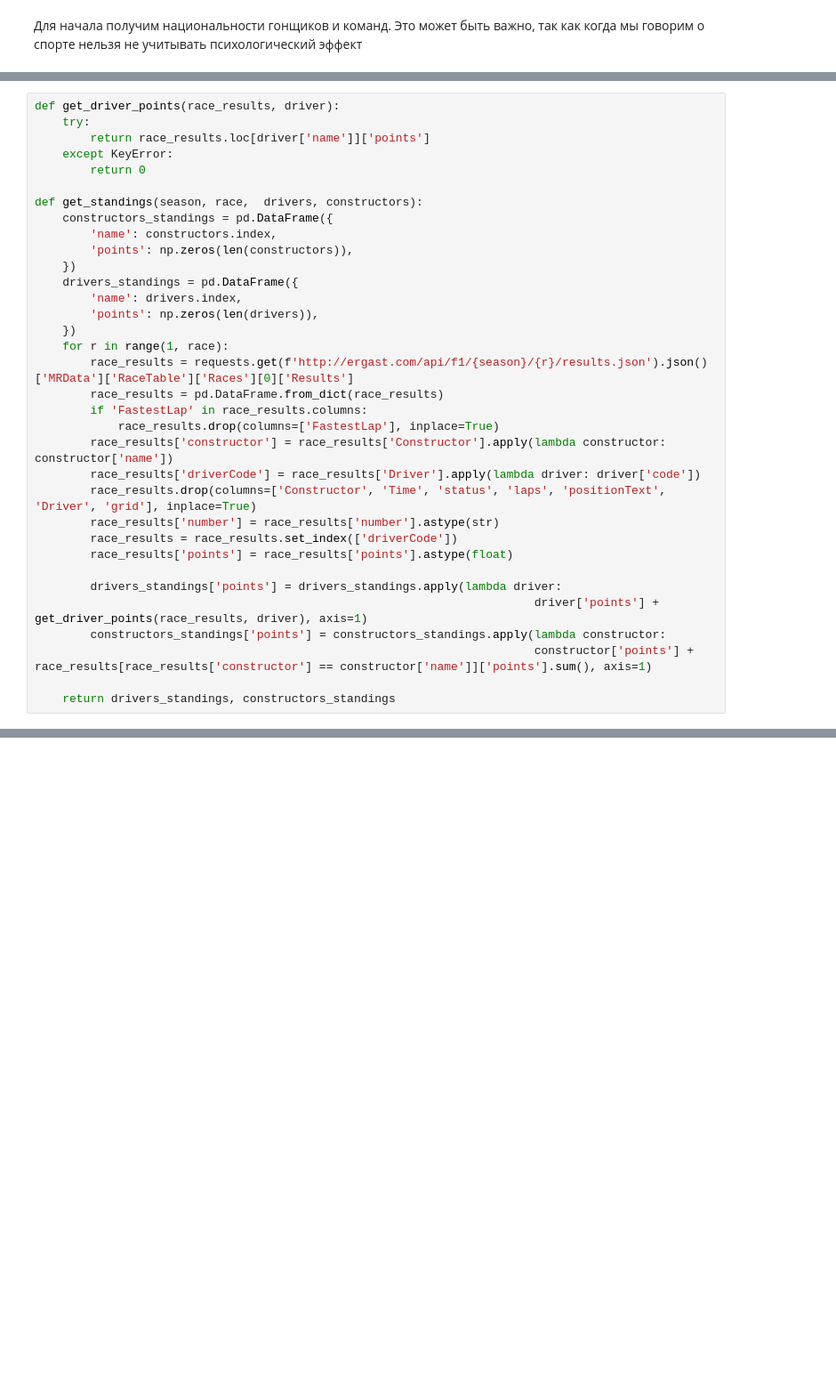
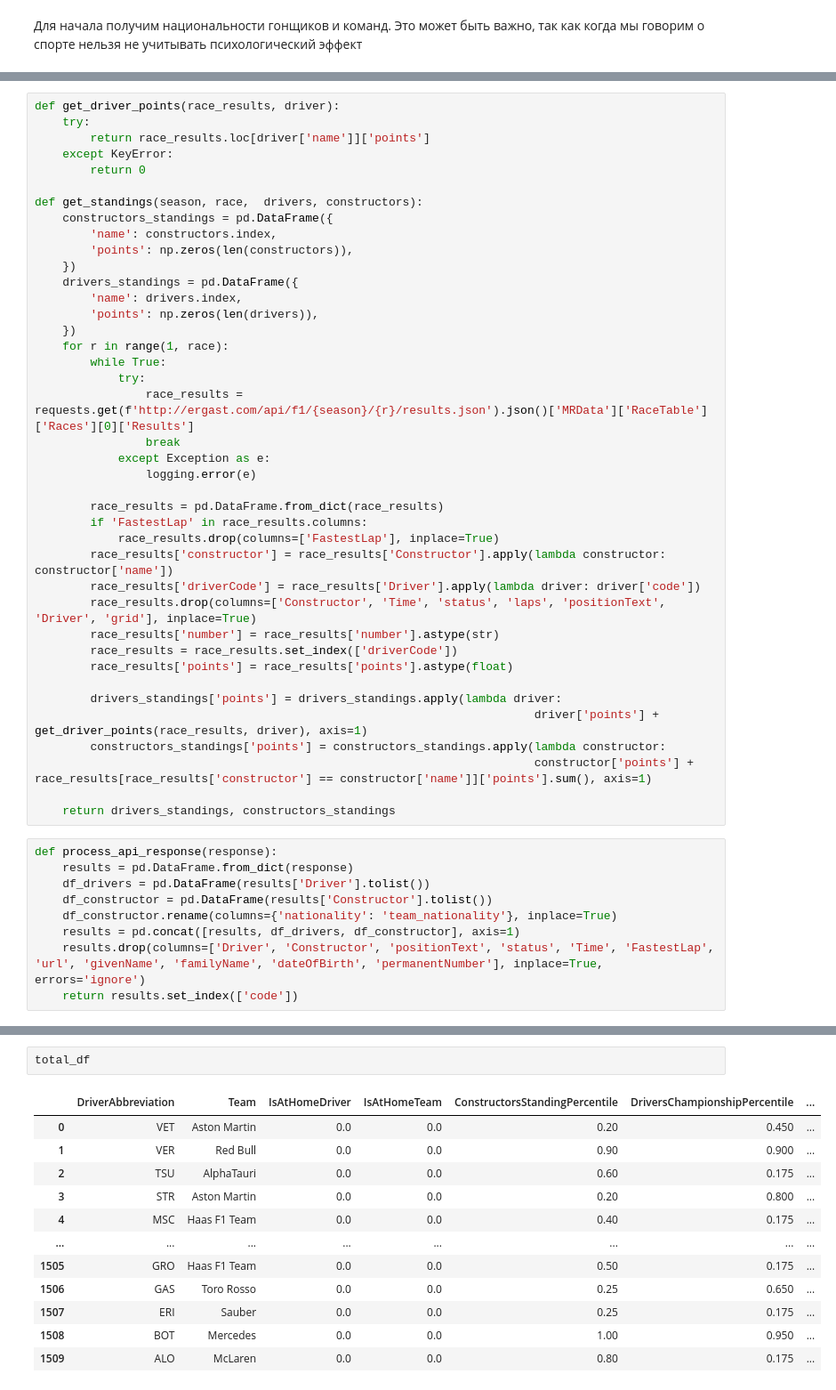
Before and after one commit to BuzzErR/f1analysis, a Jupyter notebook: Formula/main.ipynb, the cells around one changed output, grey strips where cells are left out. Shown: that part at 89% size. Saved outputs shown, nothing was run; the diff lists cells and outputs as text; blank space fills up the shorter version.

Commit message:
race predictor completed with ergast api

```diff
--- a/Formula/main.ipynb
+++ b/Formula/main.ipynb
@@ -408,7 +410,13 @@ def get_standings(season, race,  drivers, constructors):
         'points': np.zeros(len(drivers)),
     })
     for r in range(1, race):
-        race_results = requests.get(f'http://ergast.com/api/f1/{season}/{r}/results.json').json()['MRData']['RaceTable']['Races'][0]['Results']
+        while True:
+            try:
+                race_results = requests.get(f'http://ergast.com/api/f1/{season}/{r}/results.json').json()['MRData']['RaceTable']['Races'][0]['Results']
+                break
+            except Exception as e:
+                logging.error(e)
+
         race_results = pd.DataFrame.from_dict(race_results)
         if 'FastestLap' in race_results.columns:
             race_results.drop(columns=['FastestLap'], inplace=True)
@@ -425,5 +433,14 @@ def get_standings(season, race,  drivers, constructors):
                                                                         constructor['points'] + race_results[race_results['constructor'] == constructor['name']]['points'].sum(), axis=1)
 
     return drivers_standings, constructors_standings
+# %%
+def process_api_response(response):
+    results = pd.DataFrame.from_dict(response)
+    df_drivers = pd.DataFrame(results['Driver'].tolist())
+    df_constructor = pd.DataFrame(results['Constructor'].tolist())
+    df_constructor.rename(columns={'nationality': 'team_nationality'}, inplace=True)
+    results = pd.concat([results, df_drivers, df_constructor], axis=1)
+    results.drop(columns=['Driver', 'Constructor', 'positionText', 'status', 'Time', 'FastestLap', 'url', 'givenName', 'familyName', 'dateOfBirth', 'permanentNumber'], inplace=True,  errors='ignore')
+    return results.set_index(['code'])
 # %%
 def get_session_dataframe(season, race):
@@ -610,0 +605,15 @@ KeyError: 'ALB'
+# %%
+total_df
+# %% [output]
+|  | DriverAbbreviation | Team | IsAtHomeDriver | IsAtHomeTeam | ConstructorsStandingPercentile | DriversChampionshipPercentile | ... |
+| 0 | VET | Aston Martin | 0.0 | 0.0 | 0.20 | 0.450 | ... |
+| 1 | VER | Red Bull | 0.0 | 0.0 | 0.90 | 0.900 | ... |
+| 2 | TSU | AlphaTauri | 0.0 | 0.0 | 0.60 | 0.175 | ... |
+| 3 | STR | Aston Martin | 0.0 | 0.0 | 0.20 | 0.800 | ... |
+| 4 | MSC | Haas F1 Team | 0.0 | 0.0 | 0.40 | 0.175 | ... |
+| ... | ... | ... | ... | ... | ... | ... | ... |
+| 1505 | GRO | Haas F1 Team | 0.0 | 0.0 | 0.50 | 0.175 | ... |
+| 1506 | GAS | Toro Rosso | 0.0 | 0.0 | 0.25 | 0.650 | ... |
+| 1507 | ERI | Sauber | 0.0 | 0.0 | 0.25 | 0.175 | ... |
+| 1508 | BOT | Mercedes | 0.0 | 0.0 | 1.00 | 0.950 | ... |
+| 1509 | ALO | McLaren | 0.0 | 0.0 | 0.80 | 0.175 | ... |
```
Also changed, not shown: parts of 11 cells of this notebook.
